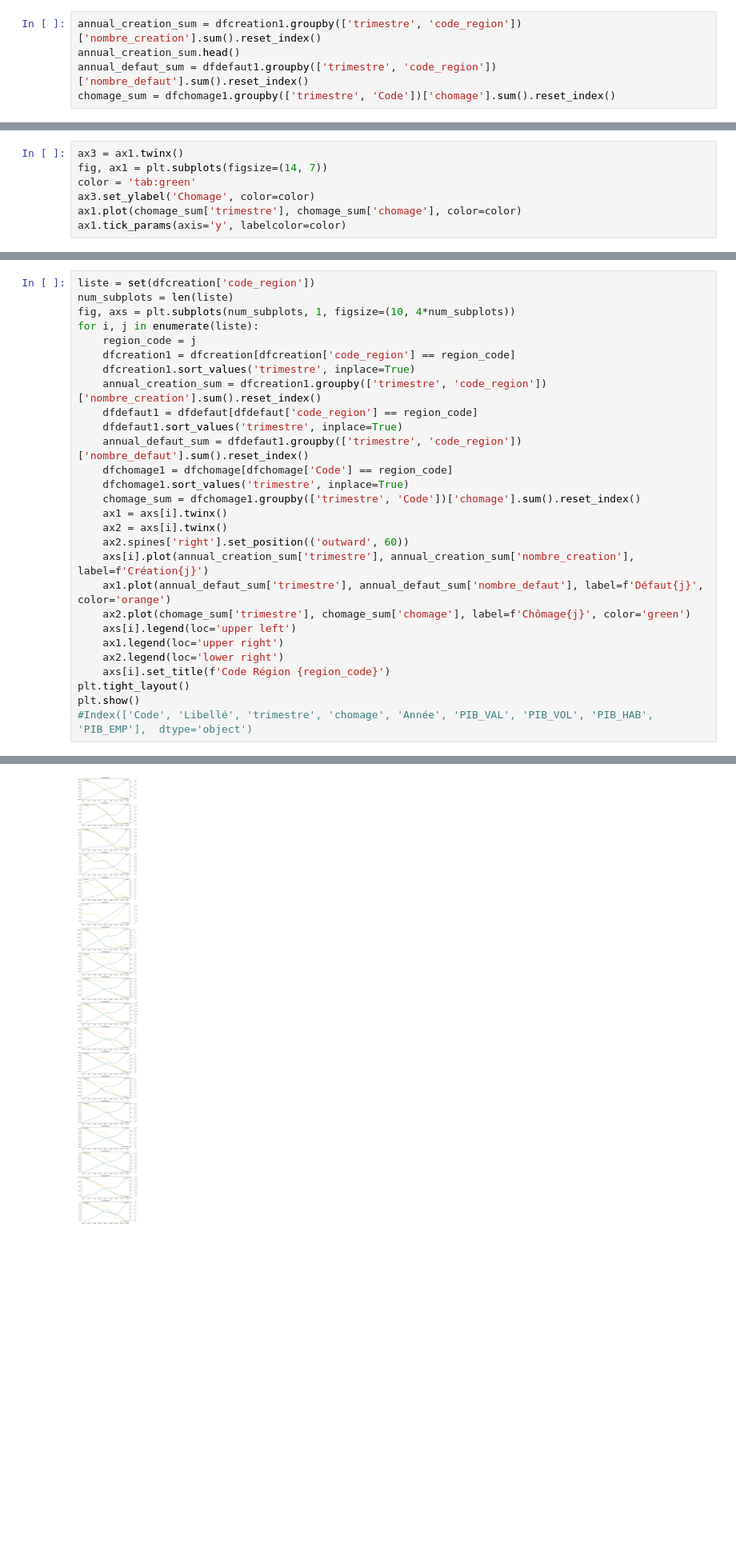
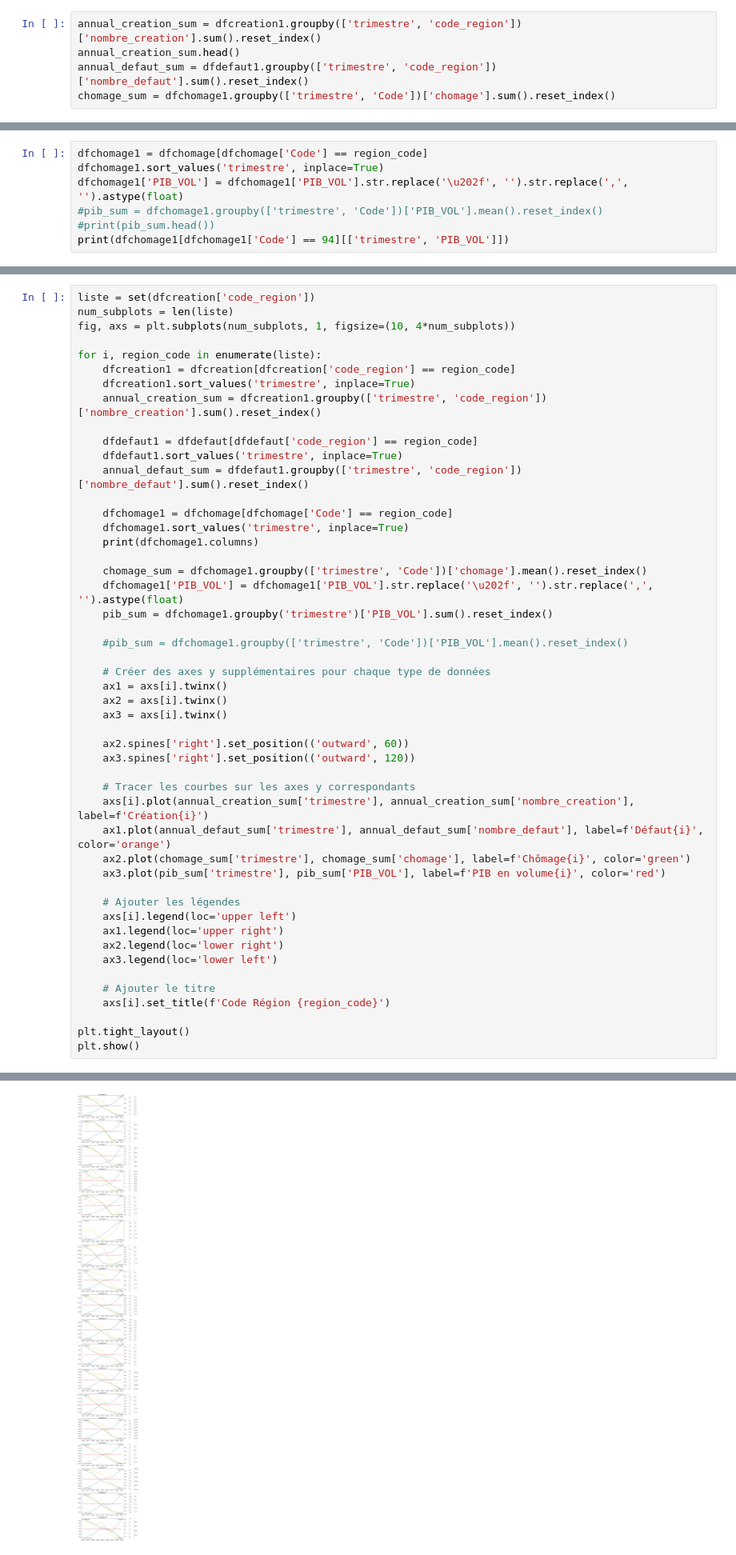
Before and after one commit to SamyaAmernis/DRiM-Challenge, a Jupyter notebook: données_macro.ipynb, the cells around one changed output, grey strips where cells are left out. Shown at 80% size. Saved outputs shown, nothing was run; the diff lists cells and outputs as text; blank space fills up the shorter version.

Commit message:
Ajout de pib

```diff
--- a/données_macro.ipynb
+++ b/données_macro.ipynb
@@ -126,7 +85,0 @@ plt.show()
-# %%
-ax3 = ax1.twinx()
-fig, ax1 = plt.subplots(figsize=(14, 7))
-color = 'tab:green'
-ax3.set_ylabel('Chomage', color=color)
-ax1.plot(chomage_sum['trimestre'], chomage_sum['chomage'], color=color)
-ax1.tick_params(axis='y', labelcolor=color)
@@ -134,0 +98,7 @@ ax1.tick_params(axis='y', labelcolor=color)
+# %%
+dfchomage1 = dfchomage[dfchomage['Code'] == region_code]
+dfchomage1.sort_values('trimestre', inplace=True)
+dfchomage1['PIB_VOL'] = dfchomage1['PIB_VOL'].str.replace('\u202f', '').str.replace(',', '').astype(float)
+#pib_sum = dfchomage1.groupby(['trimestre', 'Code'])['PIB_VOL'].mean().reset_index()
+#print(pib_sum.head())
+print(dfchomage1[dfchomage1['Code'] == 94][['trimestre', 'PIB_VOL']])
@@ -136,30 +133,51 @@ ax1.tick_params(axis='y', labelcolor=color)
 liste = set(dfcreation['code_region'])
 num_subplots = len(liste)
 fig, axs = plt.subplots(num_subplots, 1, figsize=(10, 4*num_subplots))
-for i, j in enumerate(liste):
-    region_code = j
+
+for i, region_code in enumerate(liste):
     dfcreation1 = dfcreation[dfcreation['code_region'] == region_code]
     dfcreation1.sort_values('trimestre', inplace=True)
     annual_creation_sum = dfcreation1.groupby(['trimestre', 'code_region'])['nombre_creation'].sum().reset_index()
+
     dfdefaut1 = dfdefaut[dfdefaut['code_region'] == region_code]
     dfdefaut1.sort_values('trimestre', inplace=True)
     annual_defaut_sum = dfdefaut1.groupby(['trimestre', 'code_region'])['nombre_defaut'].sum().reset_index()
+
     dfchomage1 = dfchomage[dfchomage['Code'] == region_code]
     dfchomage1.sort_values('trimestre', inplace=True)
-    chomage_sum = dfchomage1.groupby(['trimestre', 'Code'])['chomage'].sum().reset_index()
+    print(dfchomage1.columns)
+
+    chomage_sum = dfchomage1.groupby(['trimestre', 'Code'])['chomage'].mean().reset_index()
+    dfchomage1['PIB_VOL'] = dfchomage1['PIB_VOL'].str.replace('\u202f', '').str.replace(',', '').astype(float)
+    pib_sum = dfchomage1.groupby('trimestre')['PIB_VOL'].sum().reset_index()
+
+    #pib_sum = dfchomage1.groupby(['trimestre', 'Code'])['PIB_VOL'].mean().reset_index()
+
+    # Créer des axes y supplémentaires pour chaque type de données
     ax1 = axs[i].twinx()
     ax2 = axs[i].twinx()
+    ax3 = axs[i].twinx()
+
     ax2.spines['right'].set_position(('outward', 60))
-    axs[i].plot(annual_creation_sum['trimestre'], annual_creation_sum['nombre_creation'], label=f'Création{j}')
-    ax1.plot(annual_defaut_sum['trimestre'], annual_defaut_sum['nombre_defaut'], label=f'Défaut{j}', color='orange')
-    ax2.plot(chomage_sum['trimestre'], chomage_sum['chomage'], label=f'Chômage{j}', color='green')
+    ax3.spines['right'].set_position(('outward', 120))
+
+    # Tracer les courbes sur les axes y correspondants
+    axs[i].plot(annual_creation_sum['trimestre'], annual_creation_sum['nombre_creation'], label=f'Création{i}')
+    ax1.plot(annual_defaut_sum['trimestre'], annual_defaut_sum['nombre_defaut'], label=f'Défaut{i}', color='orange')
+    ax2.plot(chomage_sum['trimestre'], chomage_sum['chomage'], label=f'Chômage{i}', color='green')
+    ax3.plot(pib_sum['trimestre'], pib_sum['PIB_VOL'], label=f'PIB en volume{i}', color='red')
+
+    # Ajouter les légendes
     axs[i].legend(loc='upper left')
     ax1.legend(loc='upper right')
     ax2.legend(loc='lower right')
+    ax3.legend(loc='lower left')
+
+    # Ajouter le titre
     axs[i].set_title(f'Code Région {region_code}')
+
 plt.tight_layout()
 plt.show()
-#Index(['Code', 'Libellé', 'trimestre', 'chomage', 'Année', 'PIB_VAL', 'PIB_VOL', 'PIB_HAB', 'PIB_EMP'],  dtype='object')
 # %% [output]
 A value is trying to be set on a copy of a slice from a DataFrame
 
@@ -181 +321 @@ See the caveats in the documentation: https://pandas.pydata.org/pandas-docs/stab
-[figure, old version]
+[figure, new version]
```
Also changed, not shown: parts of 6 cells of this notebook.
